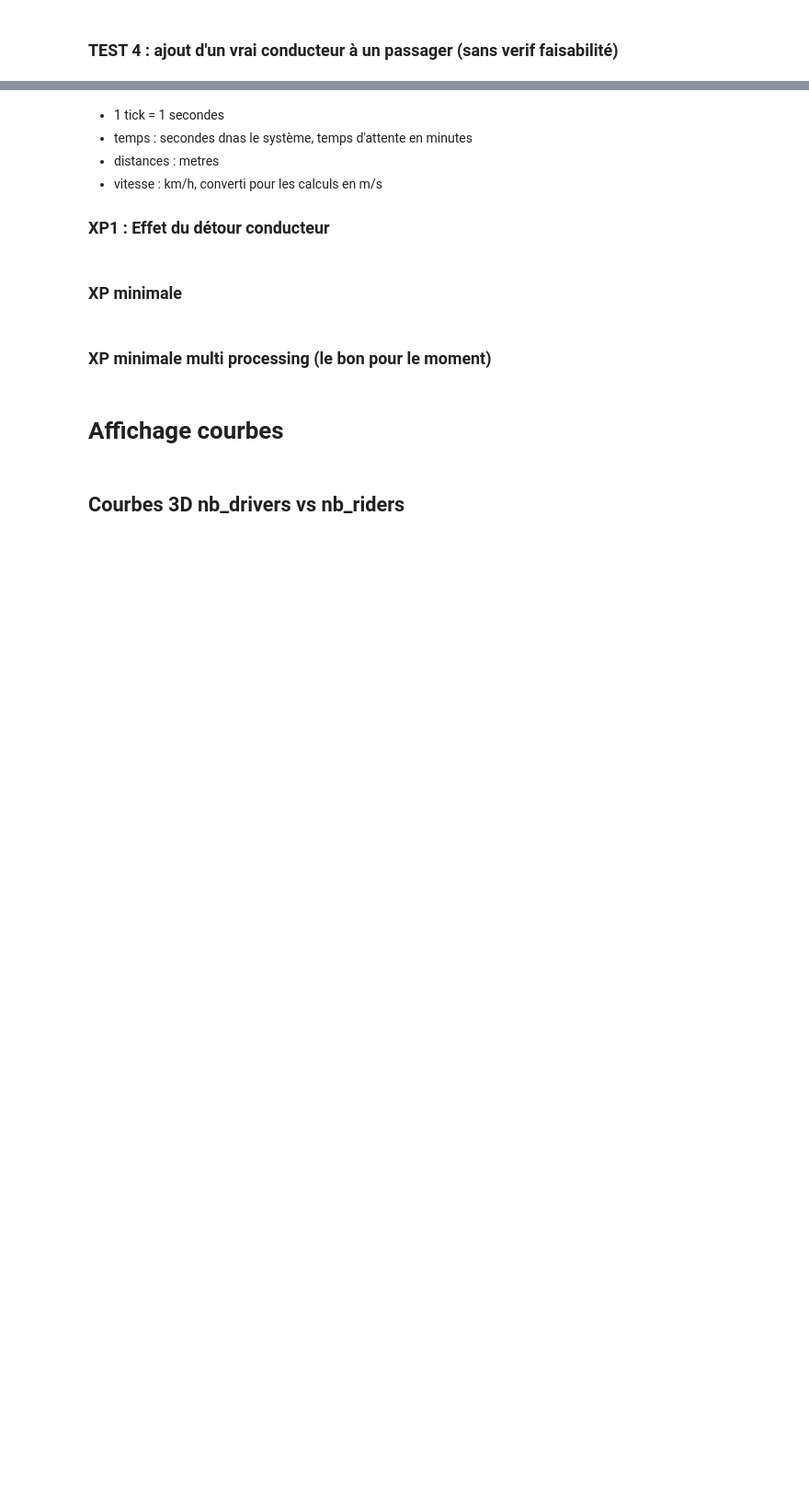
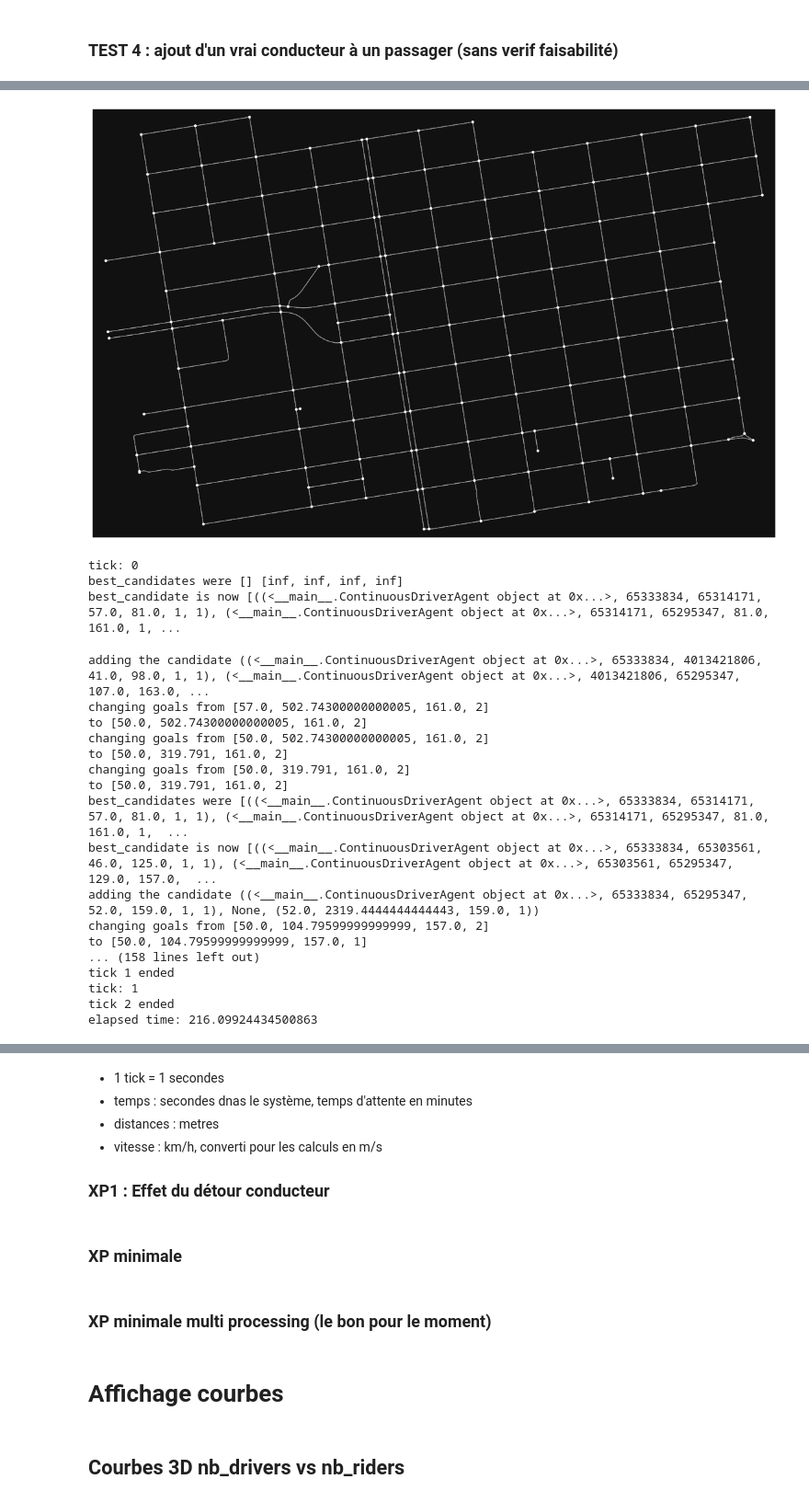
Before and after one commit to cristal-smac/mas_ride_sharing, a Jupyter notebook: mas_transportation_detours_space_indexing-V3.ipynb, the cells around one changed output, grey strips where cells are left out. Shown at 92% size. Cells and saved outputs as stored; diff of their text form; code cells hidden in the pictures; blank space fills up the shorter version.

```diff
--- a/mas_transportation_detours_space_indexing-V3.ipynb
+++ b/mas_transportation_detours_space_indexing-V3.ipynb
@@ -2199,3 +3402,54 @@ for _ in range(1):
+# %%
+random.seed(seed)
+#sma = SMA(place='Lille, France')
+for _ in range(1):
+    sma = SMA(place=bbox, show_graph=True, verbose=True, verbose2=True, hop='mhop', )
+    G = sma.G
+    count_id = 1
+    for i in range(MAX_NB_DRIVERS):
+        v1, v2 = random.sample(list(sma.G.nodes),2)
+        while not nx.has_path(sma.G, v1, v2):
+            v1, v2 = random.sample(list(sma.G.nodes),2)
+
+        d = ContinuousDriverAgent(count_id, v1, v2, detour_factor=DET_FACTOR_D, pref_weight='travel_time',test=False)
+        sma.addAgent(d)
+        count_id+=1
+
+    for i in range(MAX_NB_RIDERS):
+        v1, v2 = random.sample(list(sma.G.nodes),2)
+        while not nx.has_path(sma.G, v1, v2):
+            v1, v2 = random.sample(list(sma.G.nodes),2)
+        r = GNNV4RiderAgent(count_id, v1, v2, detour_factor=DET_FACTOR_R, waiting_time=WT, pref_weight='travel_time', version=2)
+        sma.addAgent(r)
+        count_id+=1
+    start = timer()
+    for _ in range(NB_RUN):
+        print("tick:",sma.tick)
+        sma.runOnce()
+    end = timer()
+    print(f'elapsed time: {end - start}')
+# %% [output]
+[figure, added]
+tick: 0
+best_candidates were [] [inf, inf, inf, inf]
+best_candidate is now [((<__main__.ContinuousDriverAgent object at 0x...>, 65333834, 65314171, 57.0, 81.0, 1, 1), (<__main__.ContinuousDriverAgent object at 0x...>, 65314171, 65295347, 81.0, 161.0, 1, ...
+adding the candidate ((<__main__.ContinuousDriverAgent object at 0x...>, 65333834, 4013421806, 41.0, 98.0, 1, 1), (<__main__.ContinuousDriverAgent object at 0x...>, 4013421806, 65295347, 107.0, 163.0, ...
+changing goals from [57.0, 502.74300000000005, 161.0, 2]
+to [50.0, 502.74300000000005, 161.0, 2]
+changing goals from [50.0, 502.74300000000005, 161.0, 2]
+to [50.0, 319.791, 161.0, 2]
+changing goals from [50.0, 319.791, 161.0, 2]
+to [50.0, 319.791, 161.0, 2]
+best_candidates were [((<__main__.ContinuousDriverAgent object at 0x...>, 65333834, 65314171, 57.0, 81.0, 1, 1), (<__main__.ContinuousDriverAgent object at 0x...>, 65314171, 65295347, 81.0, 161.0, 1,  ...
+best_candidate is now [((<__main__.ContinuousDriverAgent object at 0x...>, 65333834, 65303561, 46.0, 125.0, 1, 1), (<__main__.ContinuousDriverAgent object at 0x...>, 65303561, 65295347, 129.0, 157.0,  ...
+adding the candidate ((<__main__.ContinuousDriverAgent object at 0x...>, 65333834, 65295347, 52.0, 159.0, 1, 1), None, (52.0, 2319.4444444444443, 159.0, 1))
+changing goals from [50.0, 104.79599999999999, 157.0, 2]
+to [50.0, 104.79599999999999, 157.0, 1]
+... (158 lines left out)
+tick 1 ended
+tick: 1
+tick 2 ended
+elapsed time: 216.09924434500863
 # %%
 les_datas.append(sma.data)
 # %%
```
Also changed, not shown: parts of 38 cells of this notebook.
